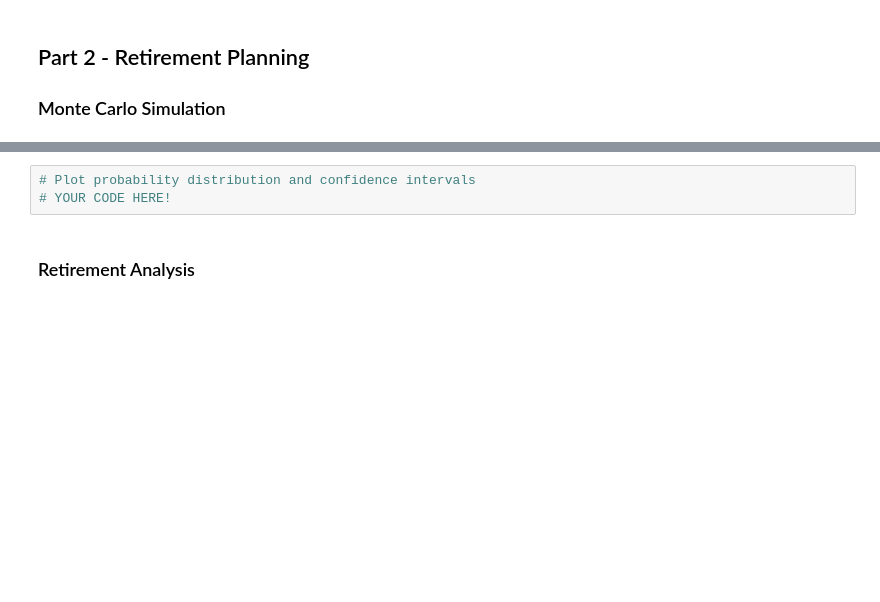
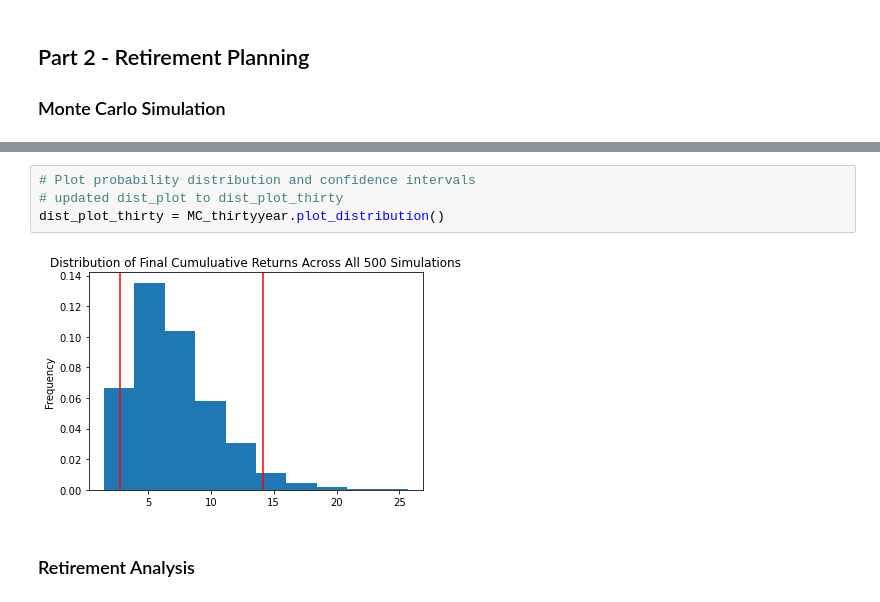
Before and after one commit to gw12s/API_Homework, a Jupyter notebook: Instructions/Starter_Code/financial-planner.ipynb, the cells around one changed output, grey strips where cells are left out. Drawn from its saved outputs; the diff is of its cells as text; blank space fills up the shorter version.

```diff
--- a/Instructions/Starter_Code/financial-planner.ipynb
+++ b/Instructions/Starter_Code/financial-planner.ipynb
@@ -234,6 +305,9 @@ df_stock_data.head()
 # %%
 # Plot probability distribution and confidence intervals
-# YOUR CODE HERE!
+# updated dist_plot to dist_plot_thirty
+dist_plot_thirty = MC_thirtyyear.plot_distribution()
+# %% [output]
+[figure, added]
 # %% [markdown]
 ### Retirement Analysis
 # %%
```
Also changed, not shown: parts of 31 cells of this notebook.
